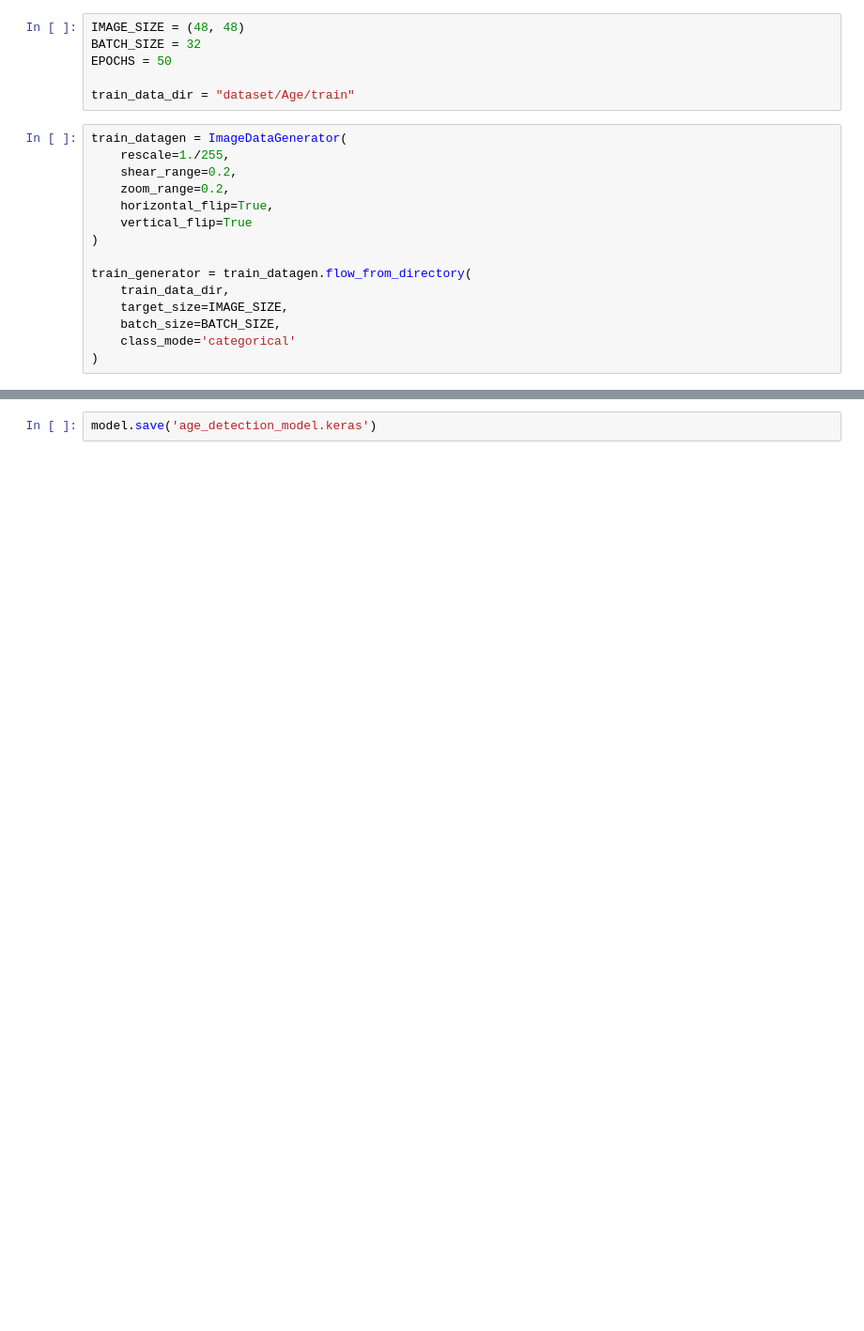
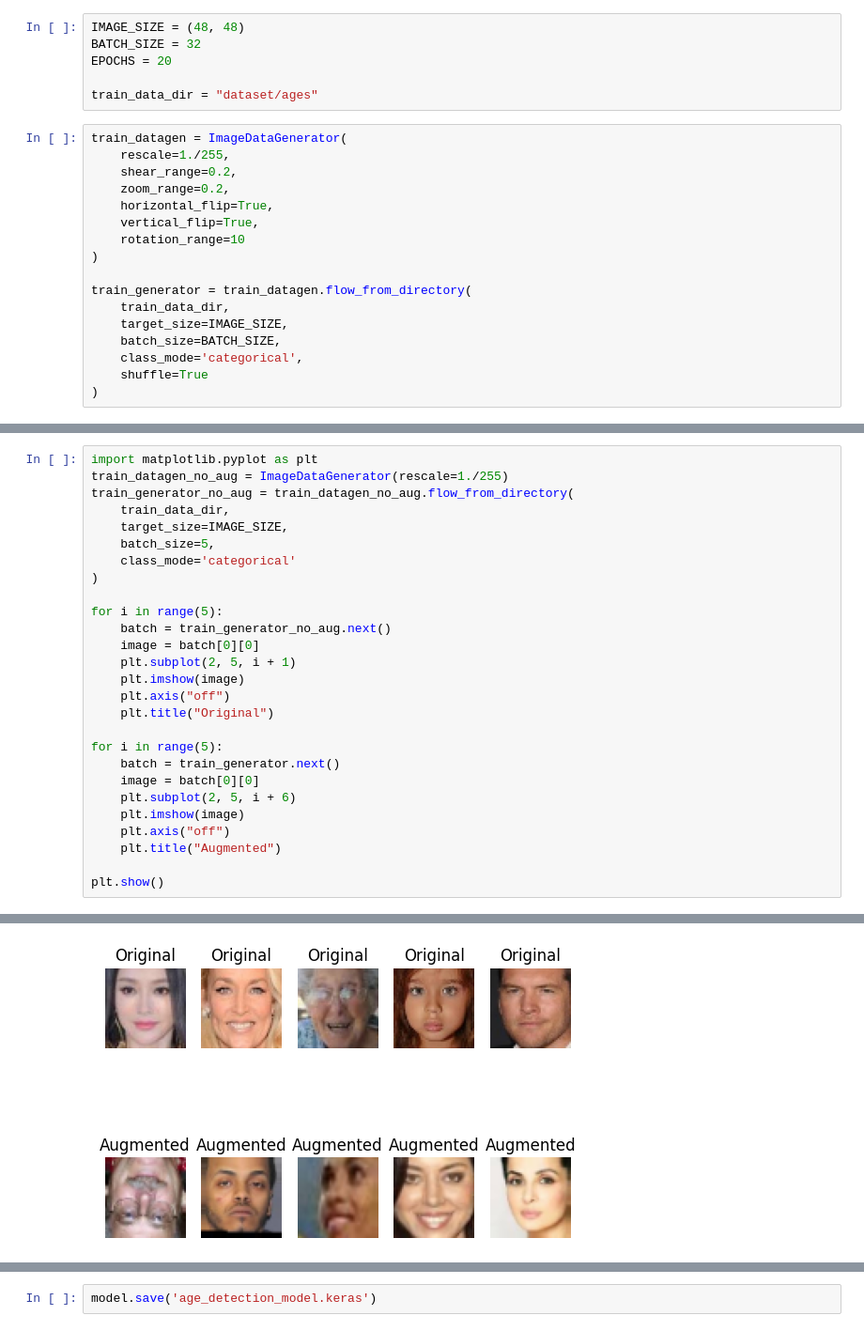
Before and after one commit to ShehabSadek/DL_Emotion_Detection, a Jupyter notebook: CNN_Age.ipynb, the cells around one changed output, grey strips where cells are left out. Shown at 94% size. Cells and saved outputs as stored; diff of their text form; blank space fills up the shorter version.

```diff
--- a/CNN_Age.ipynb
+++ b/CNN_Age.ipynb
@@ -10,22 +10,24 @@ from tensorflow.keras.regularizers import l2
 # %%
 IMAGE_SIZE = (48, 48)
 BATCH_SIZE = 32
-EPOCHS = 50
+EPOCHS = 20
 
-train_data_dir = "dataset/Age/train"
+train_data_dir = "dataset/ages"
 # %%
 train_datagen = ImageDataGenerator(
     rescale=1./255,
     shear_range=0.2,
     zoom_range=0.2,
     horizontal_flip=True,
-    vertical_flip=True
+    vertical_flip=True,
+    rotation_range=10
 )
 
 train_generator = train_datagen.flow_from_directory(
     train_data_dir,
     target_size=IMAGE_SIZE,
     batch_size=BATCH_SIZE,
-    class_mode='categorical'
+    class_mode='categorical',
+    shuffle=True
 )
 # %% [output]
@@ -32,0 +35,28 @@ Found 125 images belonging to 5 classes.
+# %%
+import matplotlib.pyplot as plt
+train_datagen_no_aug = ImageDataGenerator(rescale=1./255)
+train_generator_no_aug = train_datagen_no_aug.flow_from_directory(
+    train_data_dir,
+    target_size=IMAGE_SIZE,
+    batch_size=5,
+    class_mode='categorical'
+)
+
+for i in range(5):
+    batch = train_generator_no_aug.next()
+    image = batch[0][0]
+    plt.subplot(2, 5, i + 1)
+    plt.imshow(image)
+    plt.axis("off")
+    plt.title("Original")
+
+for i in range(5):
+    batch = train_generator.next()
+    image = batch[0][0]
+    plt.subplot(2, 5, i + 6)
+    plt.imshow(image)
+    plt.axis("off")
+    plt.title("Augmented")
+
+plt.show()
+# %% [output]
@@ -33,3 +64,4 @@ Found 125 images belonging to 5 classes.
+[figure, added]
 # %%
 model = Sequential()
 model.add(Conv2D(32, (3, 3), input_shape=(48, 48, 3), activation='relu'))
```
Also changed, not shown: parts of 4 cells of this notebook, 7 other files.
